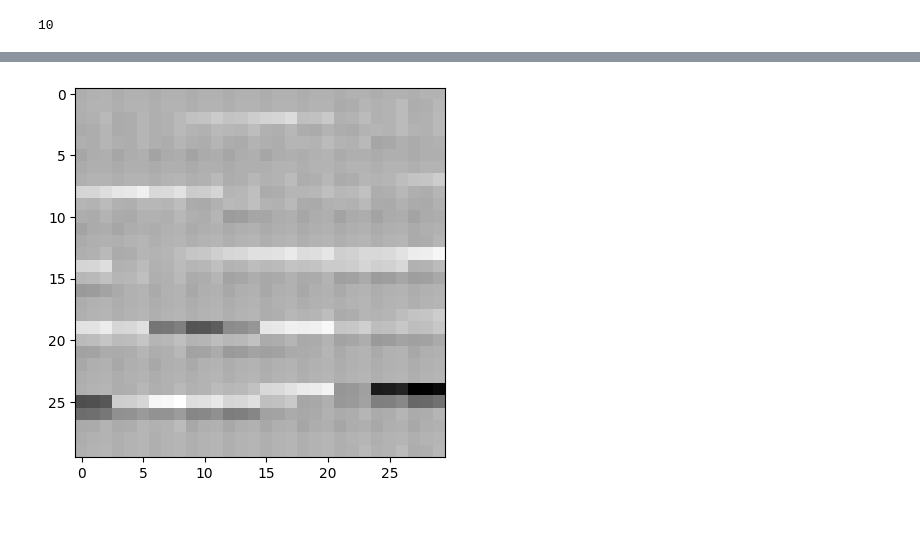
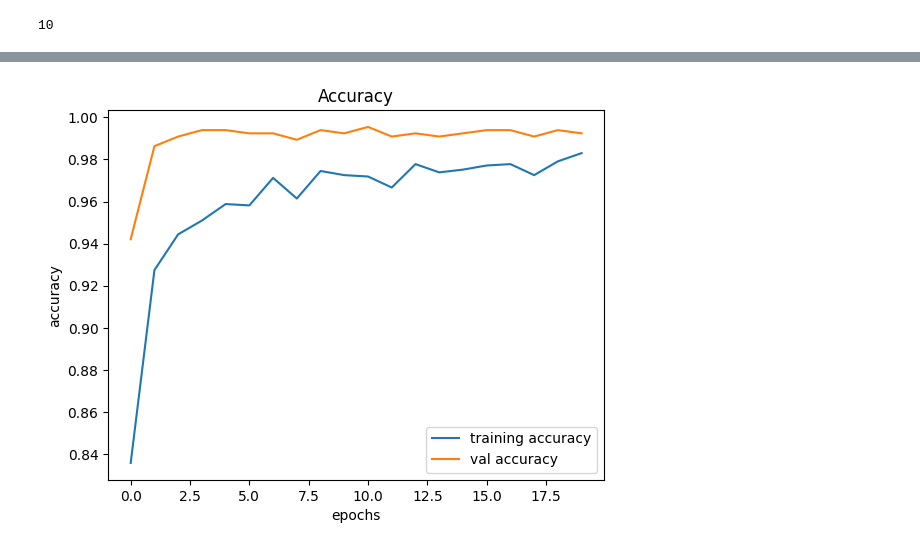
Before and after one commit to tasneem-ops/Sign_Detection_Model, a Jupyter notebook: trasnfer_learning_sign.ipynb, the cells around one changed output, grey strips where cells are left out. Cells and saved outputs as stored; diff of their text form; code cells hidden in the pictures; blank space fills up the shorter version.

```diff
--- a/trasnfer_learning_sign.ipynb
+++ b/trasnfer_learning_sign.ipynb
@@ -31,6 +40,8 @@ for i in range(3):
 for layer in model.layers:
     layer.trainable = False
 # %%
+# Add fully connected layers to the model
+
 # 1st Fully Connected Layer
 model.add(Dense(4096, input_shape=(32,32,3,)))
 model.add(BatchNormalization())
@@ -39,13 +50,6 @@ model.add(Activation('relu'))
 model.add(Dropout(0.4, name='dropout_3'))
 
 #2nd Fully Connected Layer
-model.add(Dense(4096))
-model.add(BatchNormalization())
-model.add(Activation('relu'))
-#Add Dropout
-model.add(Dropout(0.4, name='dropout_4'))
-
-#3rd Fully Connected Layer
 model.add(Dense(1000))
 model.add(BatchNormalization())
 model.add(Activation('relu'))
@@ -118,6 +118,6 @@ y_train = np.array(y_train)
 model.compile(loss='sparse_categorical_crossentropy', optimizer='adam', metrics=['accuracy'])
 # %%
-epochs = 20
-history = model.fit(X_train, y_train, batch_size=32, epochs=epochs, validation_split=0.3)
+# Fit model on training data
+history = model.fit(X_train, y_train, batch_size=32, epochs=20, validation_split=0.3)
 # %% [output]
 Epoch 1/20
@@ -140,3 +140,21 @@ Epoch 20/20
 # %%
+# Save the model in HDF5 file
+model.save("sign_model.h5")
+
+# Save model archeticture in json file
+model_json = model.to_json()
+with open("model.json", "w") as json_file:
+    json_file.write(model_json)
-# %% [output]
-[figure, removed]
+# %%
+# Plot the accuracy
+
+plt.figure(0)
+plt.plot(history.history['accuracy'], label='training accuracy')
+plt.plot(history.history['val_accuracy'], label='val accuracy')
+plt.title('Accuracy')
+plt.xlabel('epochs')
+plt.ylabel('accuracy')
+plt.legend()
+plt.show()
+# %% [output]
+[figure, added]
```
Also changed, not shown: parts of 10 cells of this notebook.
